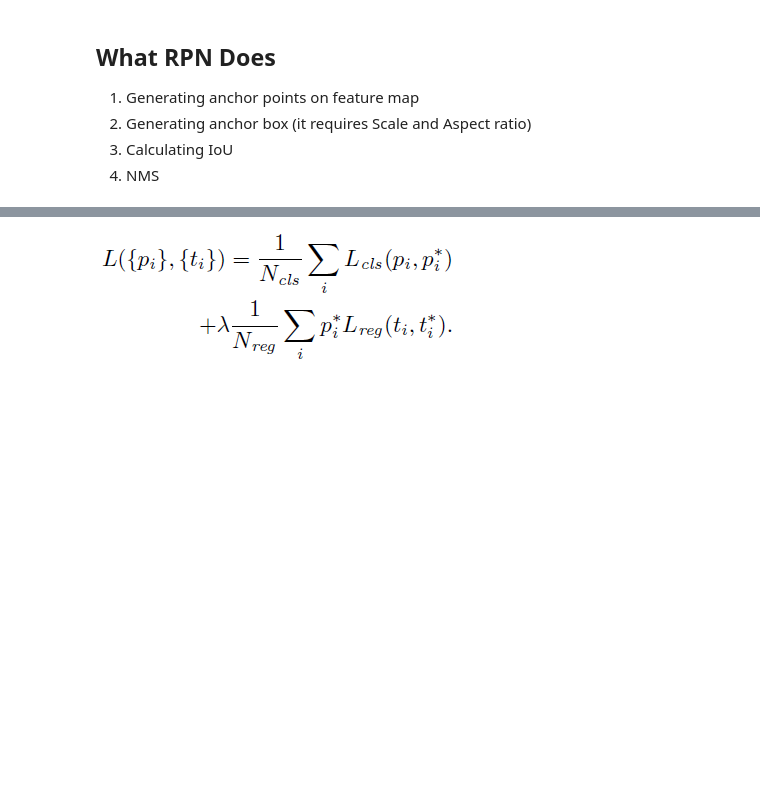
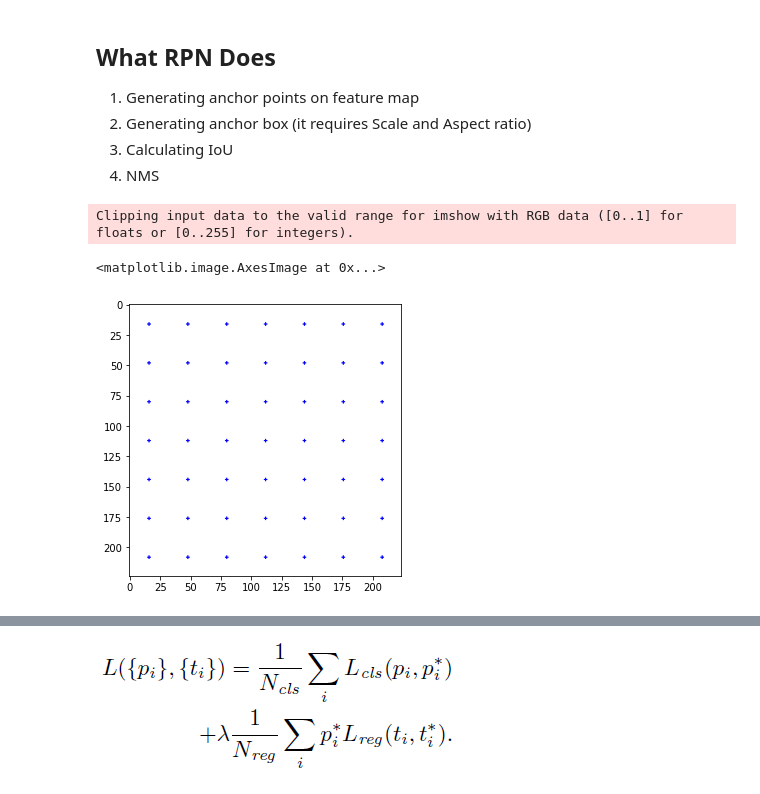
Before and after one commit to aisaack/implementation, a Jupyter notebook: RPN.ipynb, the cells around one changed output, grey strips where cells are left out. Drawn from its saved outputs; the diff is of its cells as text; code cells hidden in the pictures; blank space fills up the shorter version.

```diff
--- a/RPN.ipynb
+++ b/RPN.ipynb
@@ -176,0 +139,14 @@ def IoU(box1, box2):
+# %%
+input_size = (1, 224, 224, 3)
+feature_map_size = (1, 7, 7, 3)
+img = np.empty(shape=input_size[1:])
+img.fill(255)
+plt.figure(figsize=(5, 5))
+anchors = _anchor_generator(input_size[1:3], feature_map_size[1:3], [224//7, 224//7])
+for anchor in anchors:
+  cv2.circle(img, (anchor[0], anchor[1]), radius=1, color=(0, 0, 255), thickness=-1)
+plt.imshow(img)
+# %% [output]
+Clipping input data to the valid range for imshow with RGB data ([0..1] for floats or [0..255] for integers).
+<matplotlib.image.AxesImage at 0x...>
+[figure, added]
```
Also changed, not shown: parts of 17 cells of this notebook.
